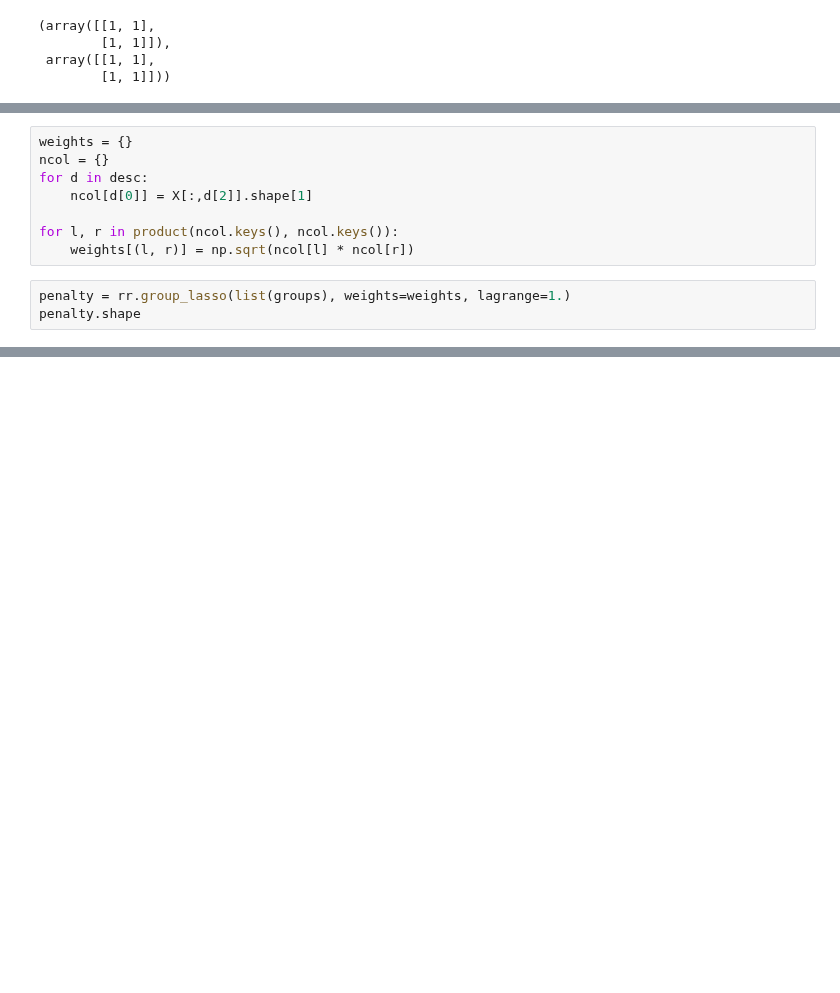
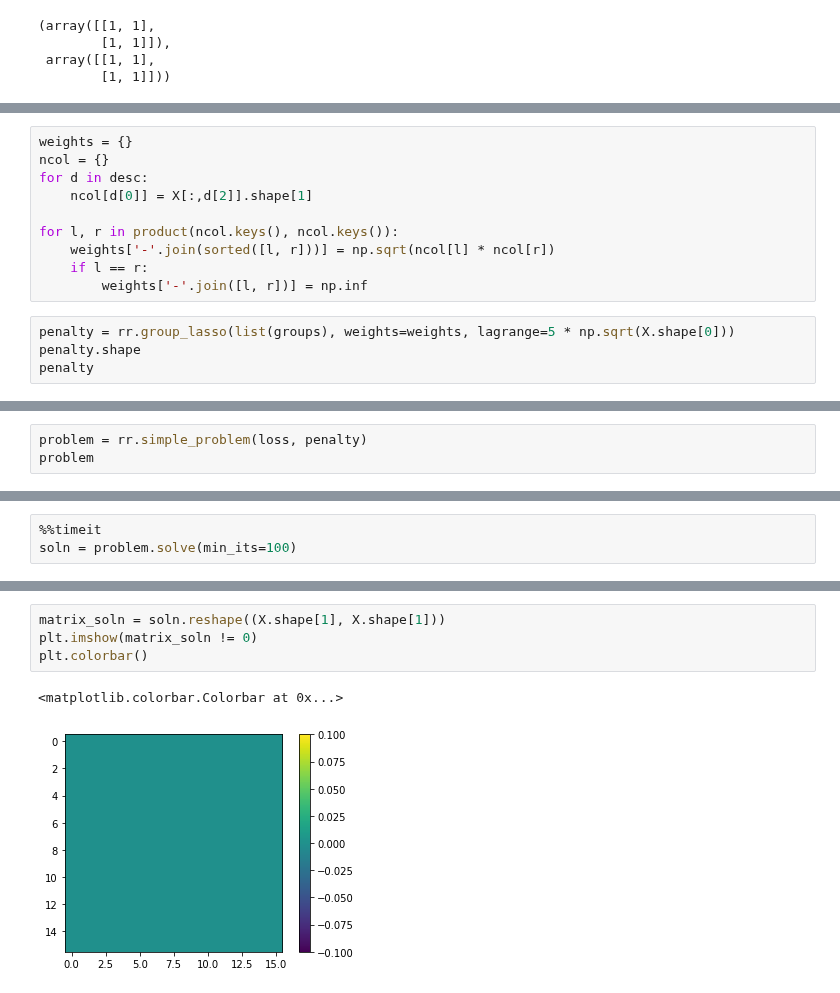
Before and after one commit to ICESAT-2HackWeek/CloudMask, a Jupyter notebook: mixed_graphical_model.ipynb, the cells around one changed output, grey strips where cells are left out. Drawn from its saved outputs; the diff is of its cells as text; blank space fills up the shorter version.

```diff
--- a/mixed_graphical_model.ipynb
+++ b/mixed_graphical_model.ipynb
@@ -334,8 +376,11 @@ for d in desc:
     ncol[d[0]] = X[:,d[2]].shape[1]
 
 for l, r in product(ncol.keys(), ncol.keys()):
-    weights[(l, r)] = np.sqrt(ncol[l] * ncol[r])
+    weights['-'.join(sorted([l, r]))] = np.sqrt(ncol[l] * ncol[r])
+    if l == r:
+        weights['-'.join([l, r])] = np.inf
 # %%
-penalty = rr.group_lasso(list(groups), weights=weights, lagrange=1.)
+penalty = rr.group_lasso(list(groups), weights=weights, lagrange=5 * np.sqrt(X.shape[0]))
 penalty.shape
+penalty
 # %% [output]
@@ -352,0 +392,3 @@ ncol
+# %%
+problem = rr.simple_problem(loss, penalty)
+problem
@@ -352,0 +403,3 @@ ncol
+# %%
+%%timeit
+soln = problem.solve(min_its=100)
@@ -352,0 +408,7 @@ ncol
+# %%
+matrix_soln = soln.reshape((X.shape[1], X.shape[1]))
+plt.imshow(matrix_soln != 0)
+plt.colorbar()
+# %% [output]
+<matplotlib.colorbar.Colorbar at 0x...>
+[figure, added]
```
Also changed, not shown: parts of 18 cells of this notebook, 1 other file.
